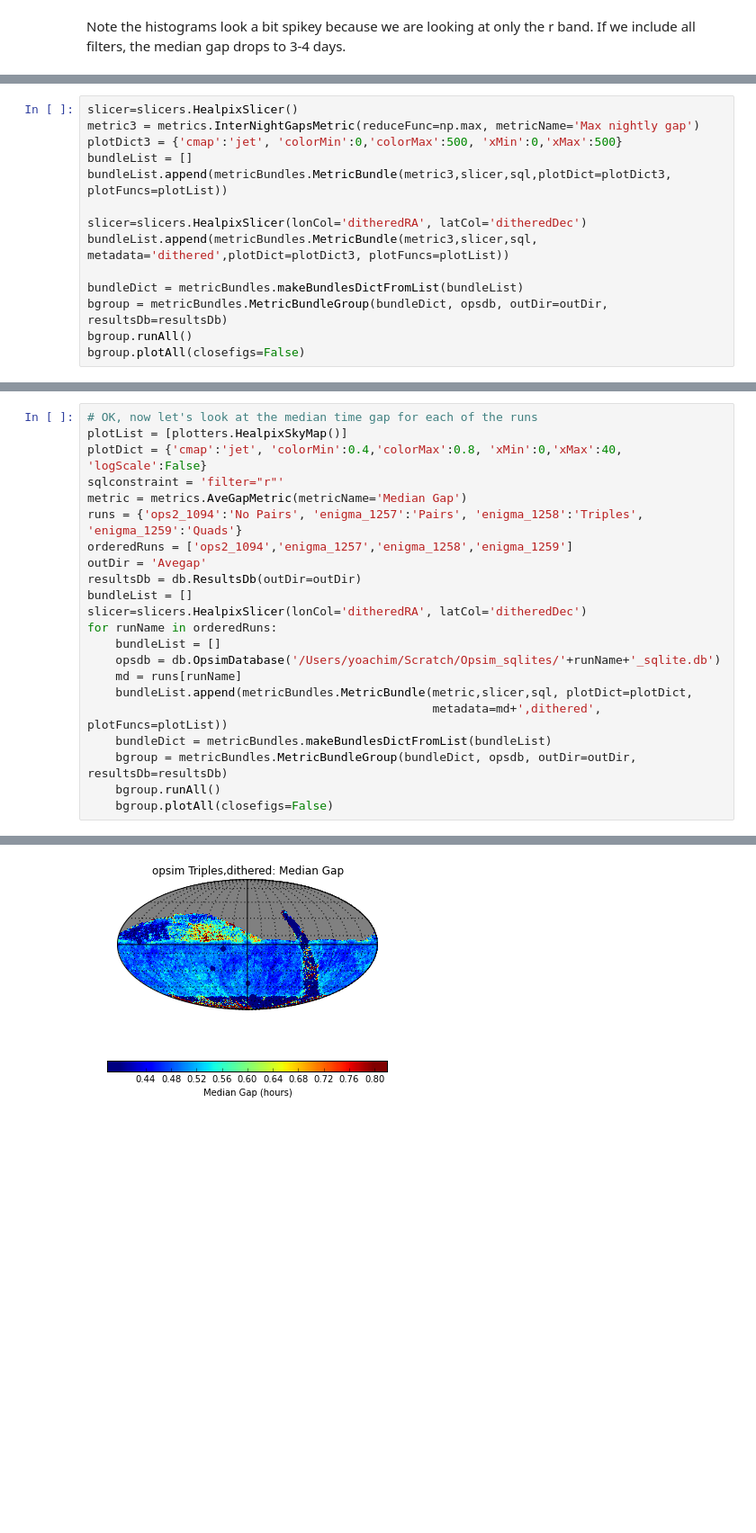
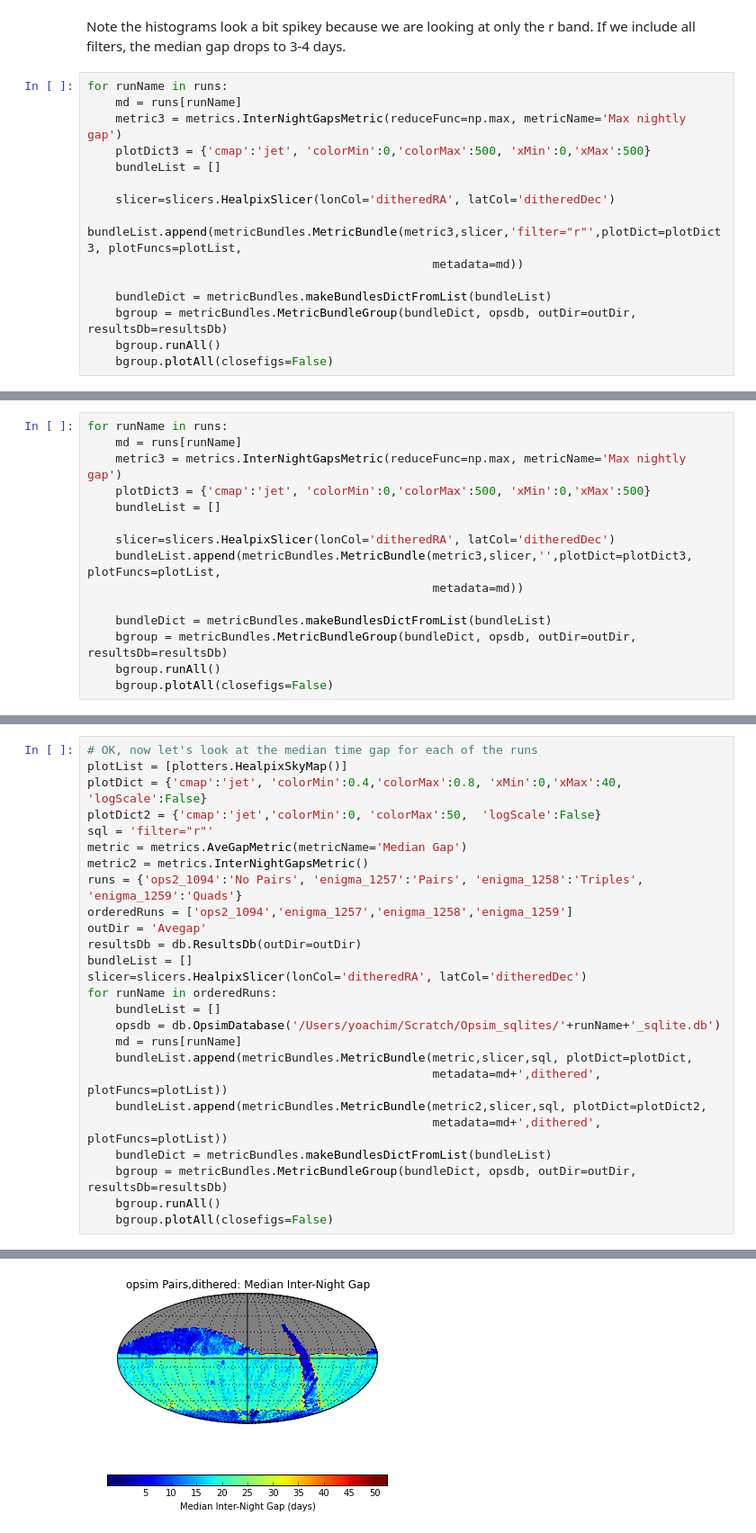
Before and after one commit to yoachim/ScratchStuff, a Jupyter notebook: notebooks/pairtesting.ipynb, the cells around one changed output, grey strips where cells are left out. Shown at 90% size. Cells and saved outputs as stored; diff of their text form; blank space fills up the shorter version.

```diff
--- a/notebooks/pairtesting.ipynb
+++ b/notebooks/pairtesting.ipynb
@@ -83,2 +147,17 @@ Plotting complete.
 # %% [markdown]
 Note the histograms look a bit spikey because we are looking at only the r band. If we include all filters, the median gap drops to 3-4 days.
+# %%
+for runName in runs:
+    md = runs[runName]
+    metric3 = metrics.InterNightGapsMetric(reduceFunc=np.max, metricName='Max nightly gap')
+    plotDict3 = {'cmap':'jet', 'colorMin':0,'colorMax':500, 'xMin':0,'xMax':500}
+    bundleList = []
+
+    slicer=slicers.HealpixSlicer(lonCol='ditheredRA', latCol='ditheredDec')
+    bundleList.append(metricBundles.MetricBundle(metric3,slicer,'filter="r"',plotDict=plotDict3, plotFuncs=plotList,
+                                                 metadata=md))
+
+    bundleDict = metricBundles.makeBundlesDictFromList(bundleList)
+    bgroup = metricBundles.MetricBundleGroup(bundleDict, opsdb, outDir=outDir, resultsDb=resultsDb)
+    bgroup.runAll()
+    bgroup.plotAll(closefigs=False)
@@ -85,16 +191,17 @@ Note the histograms look a bit spikey because we are looking at only the r band.
 # %%
-slicer=slicers.HealpixSlicer()
-metric3 = metrics.InterNightGapsMetric(reduceFunc=np.max, metricName='Max nightly gap')
-plotDict3 = {'cmap':'jet', 'colorMin':0,'colorMax':500, 'xMin':0,'xMax':500}
-bundleList = []
-bundleList.append(metricBundles.MetricBundle(metric3,slicer,sql,plotDict=plotDict3, plotFuncs=plotList))
+for runName in runs:
+    md = runs[runName]
+    metric3 = metrics.InterNightGapsMetric(reduceFunc=np.max, metricName='Max nightly gap')
+    plotDict3 = {'cmap':'jet', 'colorMin':0,'colorMax':500, 'xMin':0,'xMax':500}
+    bundleList = []
 
-slicer=slicers.HealpixSlicer(lonCol='ditheredRA', latCol='ditheredDec')
-bundleList.append(metricBundles.MetricBundle(metric3,slicer,sql, metadata='dithered',plotDict=plotDict3, plotFuncs=plotList))
+    slicer=slicers.HealpixSlicer(lonCol='ditheredRA', latCol='ditheredDec')
+    bundleList.append(metricBundles.MetricBundle(metric3,slicer,'',plotDict=plotDict3, plotFuncs=plotList,
+                                                 metadata=md))
 
-bundleDict = metricBundles.makeBundlesDictFromList(bundleList)
-bgroup = metricBundles.MetricBundleGroup(bundleDict, opsdb, outDir=outDir, resultsDb=resultsDb)
-bgroup.runAll()
-bgroup.plotAll(closefigs=False)
+    bundleDict = metricBundles.makeBundlesDictFromList(bundleList)
+    bgroup = metricBundles.MetricBundleGroup(bundleDict, opsdb, outDir=outDir, resultsDb=resultsDb)
+    bgroup.runAll()
+    bgroup.plotAll(closefigs=False)
 # %% [output]
 Healpix slicer using NSIDE=128, approximate resolution 27.483891 arcminutes
@@ -119,8 +234,10 @@ Optimal bin calculation tried to make 487 bins, returning 200
 # OK, now let's look at the median time gap for each of the runs
 plotList = [plotters.HealpixSkyMap()]
 plotDict = {'cmap':'jet', 'colorMin':0.4,'colorMax':0.8, 'xMin':0,'xMax':40, 'logScale':False}
-sqlconstraint = 'filter="r"'
+plotDict2 = {'cmap':'jet','colorMin':0, 'colorMax':50,  'logScale':False}
+sql = 'filter="r"'
 metric = metrics.AveGapMetric(metricName='Median Gap')
+metric2 = metrics.InterNightGapsMetric()
 runs = {'ops2_1094':'No Pairs', 'enigma_1257':'Pairs', 'enigma_1258':'Triples', 'enigma_1259':'Quads'}
 orderedRuns = ['ops2_1094','enigma_1257','enigma_1258','enigma_1259']
 outDir = 'Avegap'
@@ -133,6 +250,8 @@ for runName in orderedRuns:
     md = runs[runName]
     bundleList.append(metricBundles.MetricBundle(metric,slicer,sql, plotDict=plotDict,
                                                  metadata=md+',dithered', plotFuncs=plotList))
+    bundleList.append(metricBundles.MetricBundle(metric2,slicer,sql, plotDict=plotDict2,
+                                                 metadata=md+',dithered', plotFuncs=plotList))
     bundleDict = metricBundles.makeBundlesDictFromList(bundleList)
     bgroup = metricBundles.MetricBundleGroup(bundleDict, opsdb, outDir=outDir, resultsDb=resultsDb)
     bgroup.runAll()
@@ -165 +279 @@ Plotting complete.
-[figure, old version]
+[figure, new version]
```
Also changed, not shown: parts of 5 cells of this notebook, 1 other file.
